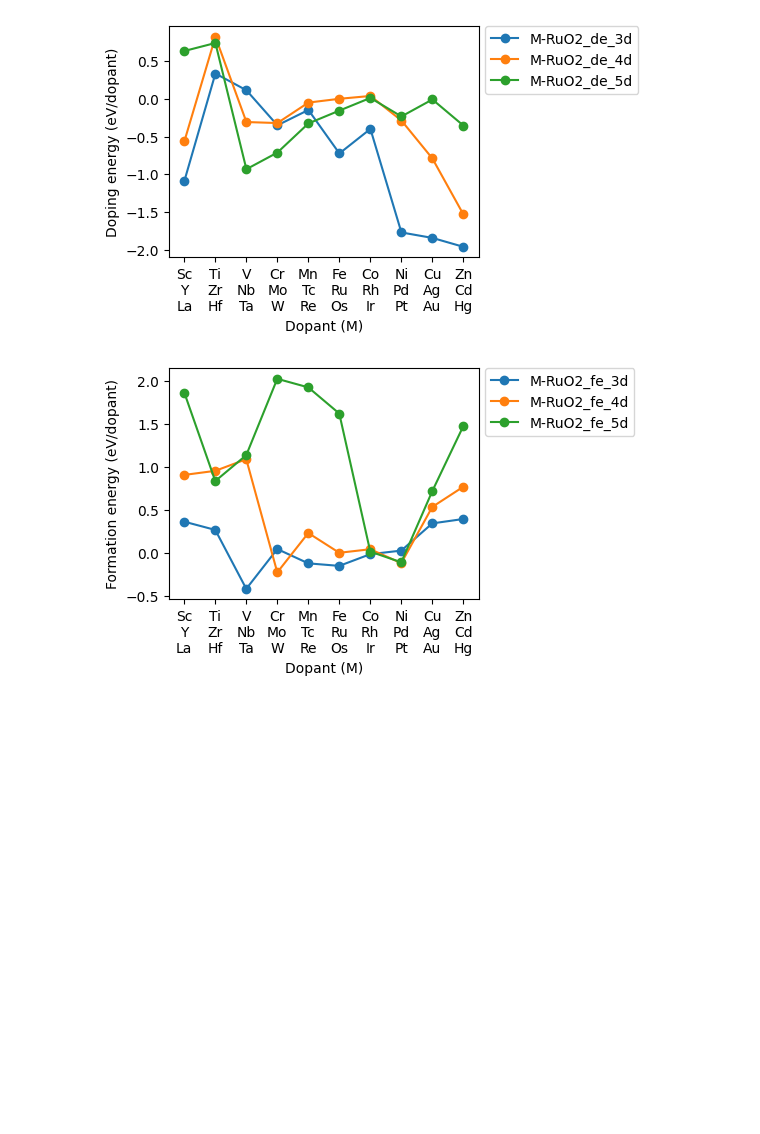
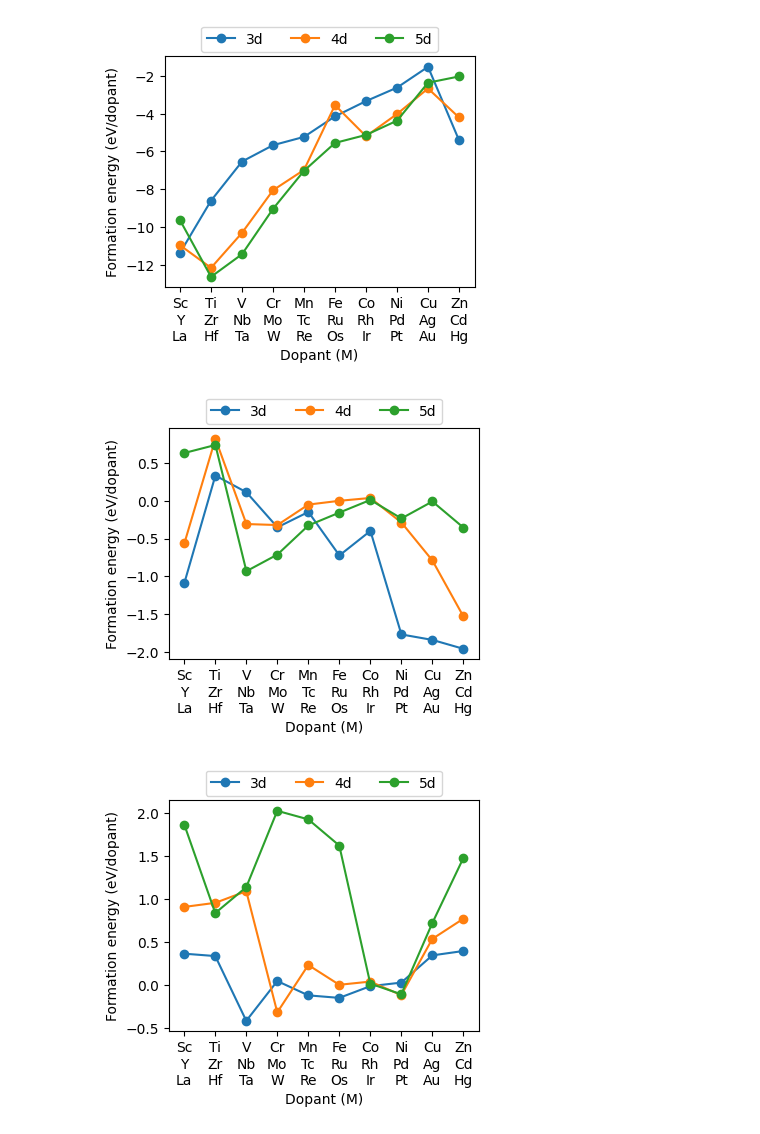
Before and after one commit to jhyeonjung97/tools, a Jupyter notebook: ruo2/doping1.ipynb, the cells around one changed output. Cells and saved outputs as stored; diff of their text form; code cells hidden in the pictures; blank space fills up the shorter version.

```diff
--- a/ruo2/doping1.ipynb
+++ b/ruo2/doping1.ipynb
@@ -36,7 +36,7 @@ data['a'] = element_indices
 # os: oxidation state
 for i in element_indices:
     element = md.element(i).symbol
-    for dir in ['1_MxOy', '2_MO2', '3_M-RuO2']:
+    for dir in ['0_M', '1_MxOy', '2_MO2', '3_M-RuO2']:
         oxide_type = dir.split('_')[1]
         path = os.path.join(root, '1_bulk_opt', dir, f'{i}_{element}')
         energy_file = os.path.join(path, 'final_with_calculator.json')
@@ -48,7 +48,7 @@ for i in element_indices:
             metal_indices = [i for i, atom in enumerate(atoms) if atom.symbol in elements]
             n_atoms = len(atoms)
             n_oxygens = sum(atom.symbol == 'O' for atom in atoms)
-            n_metals = n_atoms - n_oxygens
+            n_metals = sum(atom.symbol != 'O' for atom in atoms)
             oxidation_state = 2 * n_oxygens / n_metals
             energy = atoms.get_potential_energy() / n_metals
             row_updates[f'{oxide_type}_e'] = energy
@@ -82,8 +82,10 @@ for i in element_indices:
 
 # de: doping energy
 # fe: formation energy
-data['M-RuO2_de'] = data['M-RuO2_e'] - 7/8*data['MO2_e']['Ru'] - 1/8*data['MO2_e']
-data['M-RuO2_fe'] = data['M-RuO2_e'] - 7/8*data['MO2_e']['Ru'] - 1/8*data['MxOy_e'] - (2-data['MxOy_y']/data['MxOy_x'])/8*oxygen_potential
+# data['M-RuO2_de'] = data['M-RuO2_e'] - 7/8*data['MO2_e']['Ru'] - 1/8*data['MO2_e']
+data['M-RuO2_fe1'] = data['M-RuO2_e'] - 7/8*data['M_e']['Ru'] - 1/8*data['M_e'] - 2*oxygen_potential
+data['M-RuO2_fe2'] = data['M-RuO2_e'] - 7/8*data['MO2_e']['Ru'] - 1/8*data['MO2_e']
+data['M-RuO2_fe3'] = data['M-RuO2_e'] - 7/8*data['MxOy_e']['Ru'] - 1/8*data['MxOy_e'] - (2-data['MxOy_y']/data['MxOy_x'])/8*oxygen_potential
 # data['MxOy_fe'] = data['MxOy_e'] - data['MO2_e'] - (2-data['MxOy_y']/data['MxOy_x'])*oxygen_potential
 data.drop(columns=['MO2_e', 'MxOy_e', 'M-RuO2_e'], inplace=True)
 data.loc['Nb', 'MxOy_x'] = 2
@@ -125,42 +127,40 @@ for i in range(chunk):
             if lo + i < min(hi, n)
         )
     )
 
-for col in ['M-RuO2_de', 'M-RuO2_fe']:
+for c, col in enumerate(['M-RuO2_fe1', 'M-RuO2_fe2', 'M-RuO2_fe3']):
     plt.figure(figsize=(4,3))
 
     for si, (lo, hi) in enumerate(slices):
         if lo >= n:
             break
         hi = min(hi, n)
         y = (data[col].iloc[lo:hi]*8).to_numpy() # per dopant
         plt.plot(
             x[: len(y)],
             y,
             marker='o',
             linestyle='-',
-            label=f'{col}_{row_suffix[si]}',
+            label=f'{row_suffix[si]}',
             color=colors[si % len(colors)],
         )
 
     plt.xlim(0.5, chunk + 0.5)
-    plt.legend(bbox_to_anchor=(1.02, 1), loc='upper left', borderaxespad=0)
+    plt.legend(bbox_to_anchor=(0.5, 1.02), loc='lower center', borderaxespad=0, ncol=3)
+    # plt.legend(bbox_to_anchor=(1.02, 1), loc='upper left', borderaxespad=0)
     plt.xticks(x, xtick_labels)
 
     plt.xlabel('Dopant (M)')
-    if col == 'M-RuO2_de':
-        plt.ylabel('Doping energy (eV/dopant)')
-        plt.savefig(f'{root}/figures/bulk_doping_energy.png', dpi=dpi, transparent=True, bbox_inches='tight')
-    else:
-        plt.ylabel('Formation energy (eV/dopant)')
-        plt.savefig(f'{root}/figures/bulk_formation_energy.png', dpi=dpi, transparent=True, bbox_inches='tight')
+    plt.ylabel('Formation energy (eV/dopant)')
+    plt.savefig(f'{root}/figures/bulk_formation_energy{c}.png', dpi=dpi, transparent=True, bbox_inches='tight')
 
     plt.show()
     plt.close()
 
     # Co Ni Cu
     # Co Ni Cu
 # %% [output]
-[figure, old version]
+[figure, new version]
-[figure, old version]
+[figure, new version]
+[figure, added]
 # %%
```
Also changed, not shown: parts of 4 cells of this notebook.
